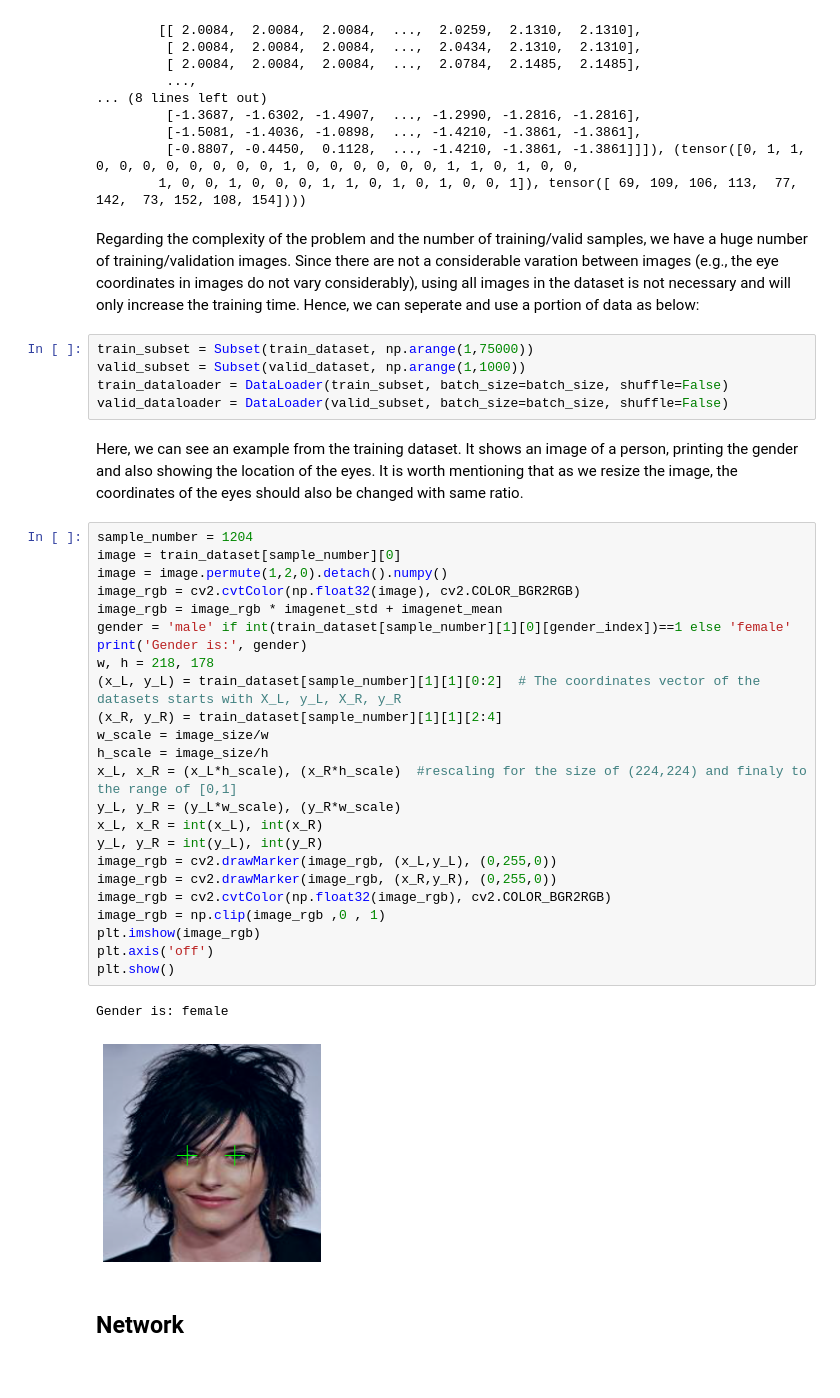
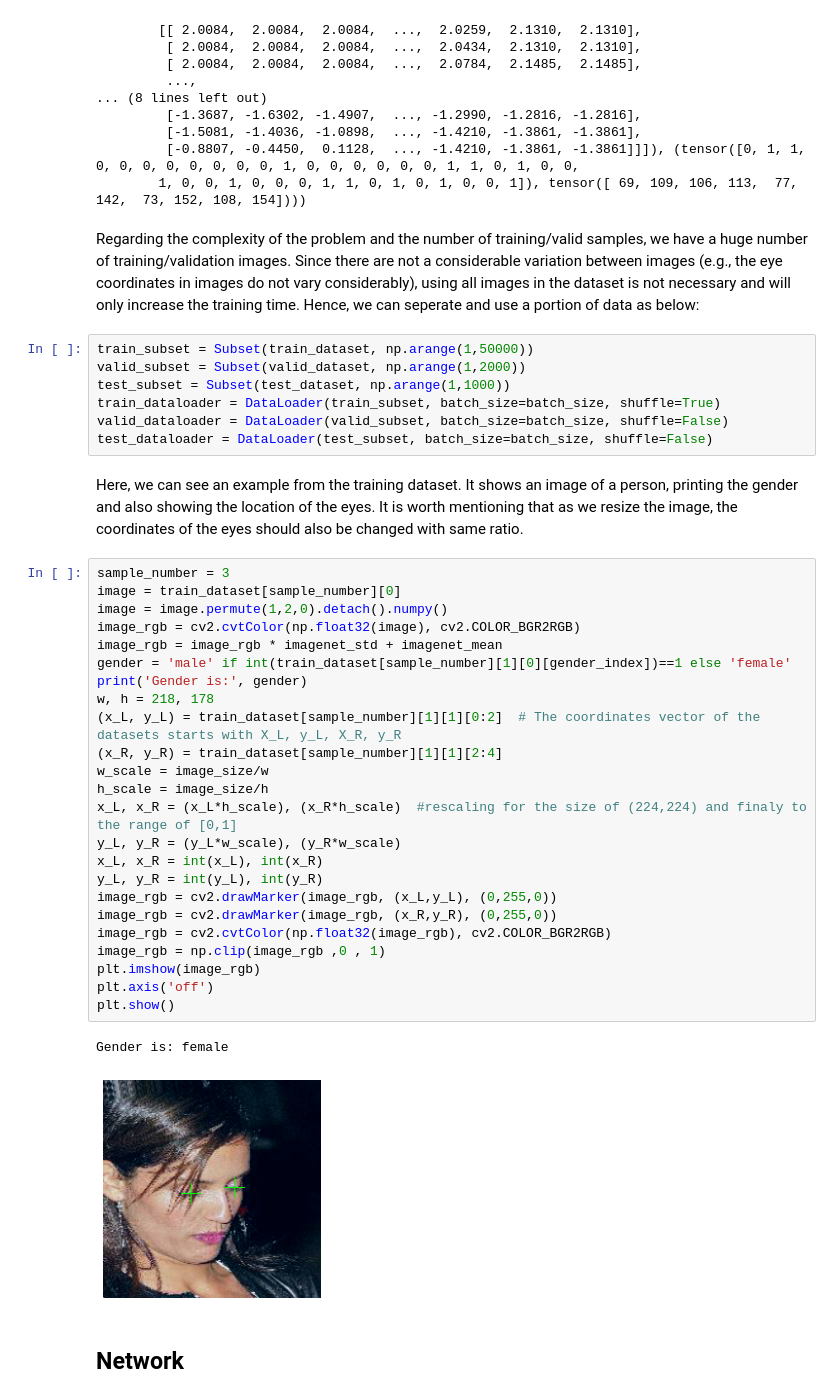
Before and after one commit to GRAAL-Research/poutyne, a Jupyter notebook: examples/classification_and_regression.ipynb, the cells around one changed output. Saved outputs shown, nothing was run; the diff lists cells and outputs as text.

Commit message:
Update classification_and_regression.ipynb
RST file will be updated after finalizing this file

```diff
--- a/examples/classification_and_regression.ipynb
+++ b/examples/classification_and_regression.ipynb
@@ -155,41 +147,43 @@ print (train_dataset[0])
          [-0.8807, -0.4450,  0.1128,  ..., -1.4210, -1.3861, -1.3861]]]), (tensor([0, 1, 1, 0, 0, 0, 0, 0, 0, 0, 0, 1, 0, 0, 0, 0, 0, 0, 1, 1, 0, 1, 0, 0,
         1, 0, 0, 1, 0, 0, 0, 1, 1, 0, 1, 0, 1, 0, 0, 1]), tensor([ 69, 109, 106, 113,  77, 142,  73, 152, 108, 154])))
 # %% [markdown]
-Regarding the complexity of the problem and the number of training/valid samples, we have a huge number of training/validation images. Since there are not a considerable varation between images (e.g., the eye coordinates in images do not vary considerably), using all images in the dataset is not necessary and will only increase the training time. Hence, we can seperate and use a portion of data as below:
+Regarding the complexity of the problem and the number of training/valid samples, we have a huge number of training/validation images. Since there are not a considerable variation between images (e.g., the eye coordinates in images do not vary considerably), using all images in the dataset is not necessary and will only increase the training time. Hence, we can seperate and use a portion of data as below:
 # %%
-train_subset = Subset(train_dataset, np.arange(1,75000))
-valid_subset = Subset(valid_dataset, np.arange(1,1000))
-train_dataloader = DataLoader(train_subset, batch_size=batch_size, shuffle=False)
+train_subset = Subset(train_dataset, np.arange(1,50000))
+valid_subset = Subset(valid_dataset, np.arange(1,2000))
+test_subset = Subset(test_dataset, np.arange(1,1000))
+train_dataloader = DataLoader(train_subset, batch_size=batch_size, shuffle=True)
 valid_dataloader = DataLoader(valid_subset, batch_size=batch_size, shuffle=False)
+test_dataloader = DataLoader(test_subset, batch_size=batch_size, shuffle=False)
 # %% [markdown]
 Here, we can see an example from the training dataset. It shows an image of a person, printing the gender and also showing the location of the eyes. It is worth mentioning that as we resize the image, the coordinates of the eyes should also be changed with same ratio.
 # %%
-sample_number = 1204
+sample_number = 3
 image = train_dataset[sample_number][0]
 image = image.permute(1,2,0).detach().numpy()
 image_rgb = cv2.cvtColor(np.float32(image), cv2.COLOR_BGR2RGB)
 image_rgb = image_rgb * imagenet_std + imagenet_mean
 gender = 'male' if int(train_dataset[sample_number][1][0][gender_index])==1 else 'female'
 print('Gender is:', gender)
 w, h = 218, 178
 (x_L, y_L) = train_dataset[sample_number][1][1][0:2]  # The coordinates vector of the datasets starts with X_L, y_L, X_R, y_R
 (x_R, y_R) = train_dataset[sample_number][1][1][2:4]
 w_scale = image_size/w
 h_scale = image_size/h
 x_L, x_R = (x_L*h_scale), (x_R*h_scale)  #rescaling for the size of (224,224) and finaly to the range of [0,1]
 y_L, y_R = (y_L*w_scale), (y_R*w_scale)
 x_L, x_R = int(x_L), int(x_R)
 y_L, y_R = int(y_L), int(y_R)
 image_rgb = cv2.drawMarker(image_rgb, (x_L,y_L), (0,255,0))
 image_rgb = cv2.drawMarker(image_rgb, (x_R,y_R), (0,255,0))
 image_rgb = cv2.cvtColor(np.float32(image_rgb), cv2.COLOR_BGR2RGB)
 image_rgb = np.clip(image_rgb ,0 , 1)
 plt.imshow(image_rgb)
 plt.axis('off')
 plt.show()
 # %% [output]
 Gender is: female
-[figure, old version]
+[figure, new version]
 # %% [markdown]
 ## Network
 # %% [markdown]
```
Also changed, not shown: parts of 11 cells of this notebook.
